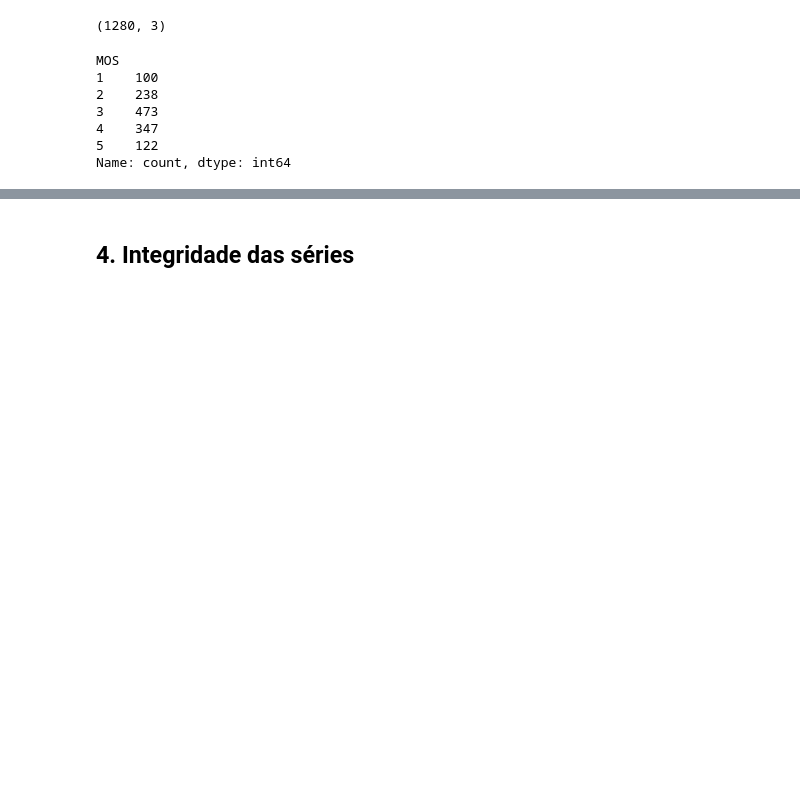
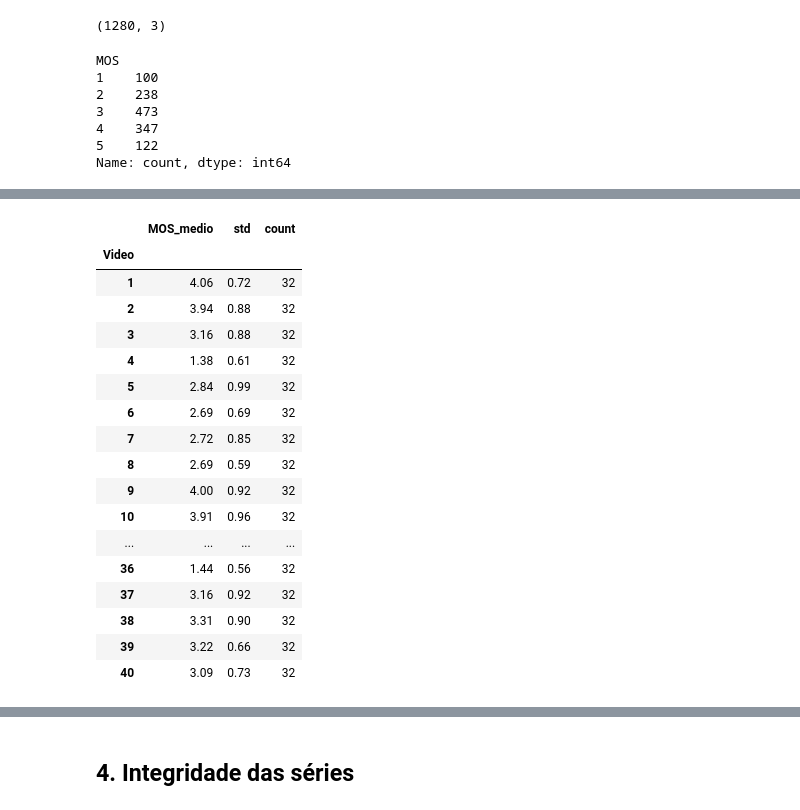
Before and after one commit to anariamx/RCQoEA-360VR-Dataset, a Jupyter notebook: EDA.ipynb, the cells around one changed output, grey strips where cells are left out. Drawn from its saved outputs; the diff is of its cells as text; code cells hidden in the pictures; blank space fills up the shorter version.

```diff
--- a/EDA.ipynb
+++ b/EDA.ipynb
@@ -113,0 +129,29 @@ print(f"Média de MOS por participante e vídeo: {media_mos:.2f}")
+# %%
+# MOS médio por vídeo
+mos_medio_video = (
+    qoep.groupby('Video')['MOS']
+        .agg(['mean', 'std', 'count'])
+        .rename(columns={'mean': 'MOS_medio'})
+        .round(2)
+)
+
+display(mos_medio_video)
+# %% [output]
+|  | MOS_medio | std | count |
+| Video |  |  |  |
+| 1 | 4.06 | 0.72 | 32 |
+| 2 | 3.94 | 0.88 | 32 |
+| 3 | 3.16 | 0.88 | 32 |
+| 4 | 1.38 | 0.61 | 32 |
+| 5 | 2.84 | 0.99 | 32 |
+| 6 | 2.69 | 0.69 | 32 |
+| 7 | 2.72 | 0.85 | 32 |
+| 8 | 2.69 | 0.59 | 32 |
+| 9 | 4.00 | 0.92 | 32 |
+| 10 | 3.91 | 0.96 | 32 |
+| ... | ... | ... | ... |
+| 36 | 1.44 | 0.56 | 32 |
+| 37 | 3.16 | 0.92 | 32 |
+| 38 | 3.31 | 0.90 | 32 |
+| 39 | 3.22 | 0.66 | 32 |
+| 40 | 3.09 | 0.73 | 32 |
```
Also changed, not shown: parts of 28 cells of this notebook.
